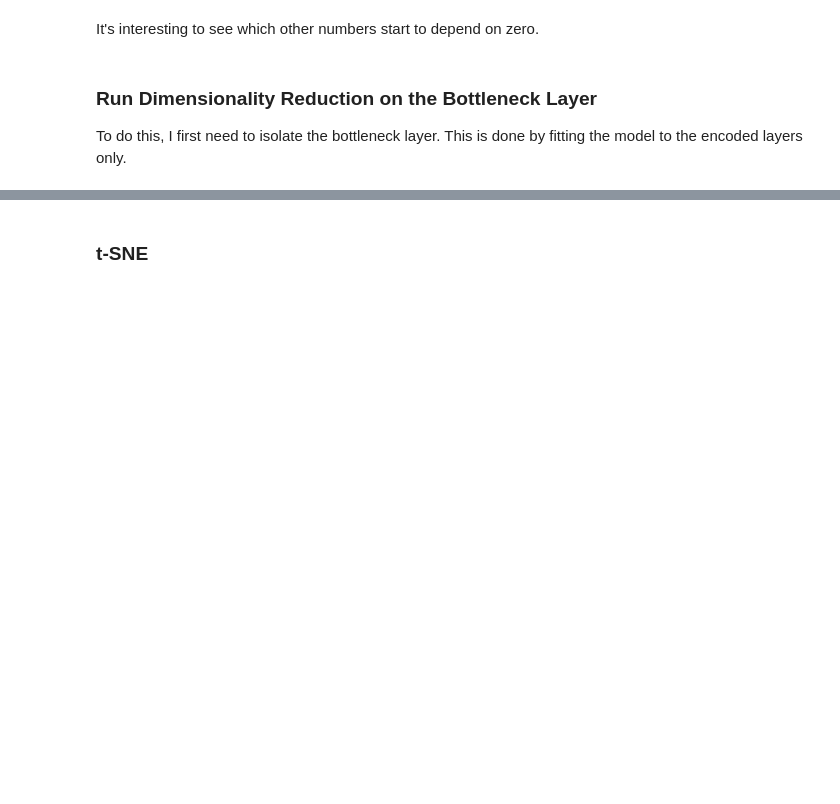
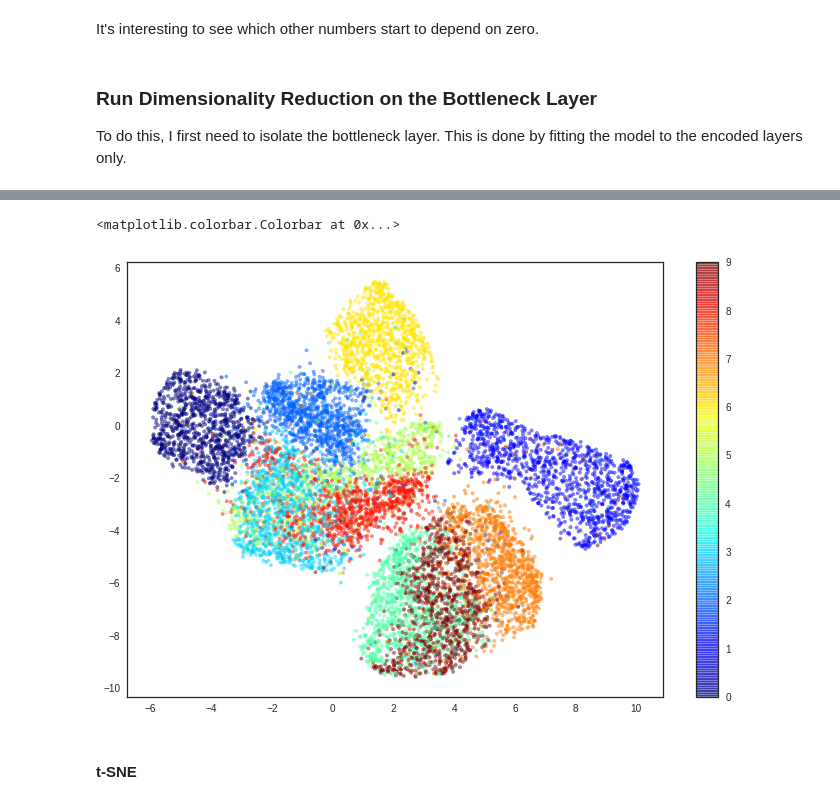
Before and after one commit to elliesch/anonmaly, a Jupyter notebook: MNIST_Anomaly.ipynb, the cells around one changed output, grey strips where cells are left out. Drawn from its saved outputs; the diff is of its cells as text; code cells hidden in the pictures; blank space fills up the shorter version.

```diff
--- a/MNIST_Anomaly.ipynb
+++ b/MNIST_Anomaly.ipynb
@@ -697,5 +722,11 @@ AttributeError: ignored
+# %%
+plt.scatter(embedding[:,0], embedding[:,1],c=x_test_label,cmap=plt.cm.jet,alpha=0.5, marker='.')
+plt.colorbar()
+# %% [output]
+<matplotlib.colorbar.Colorbar at 0x...>
+[figure, added]
 # %% [markdown]
-### t-SNE
+#### t-SNE
 # %%
 from sklearn.manifold import TSNE
 # %%
```
Also changed, not shown: parts of 30 cells of this notebook.
